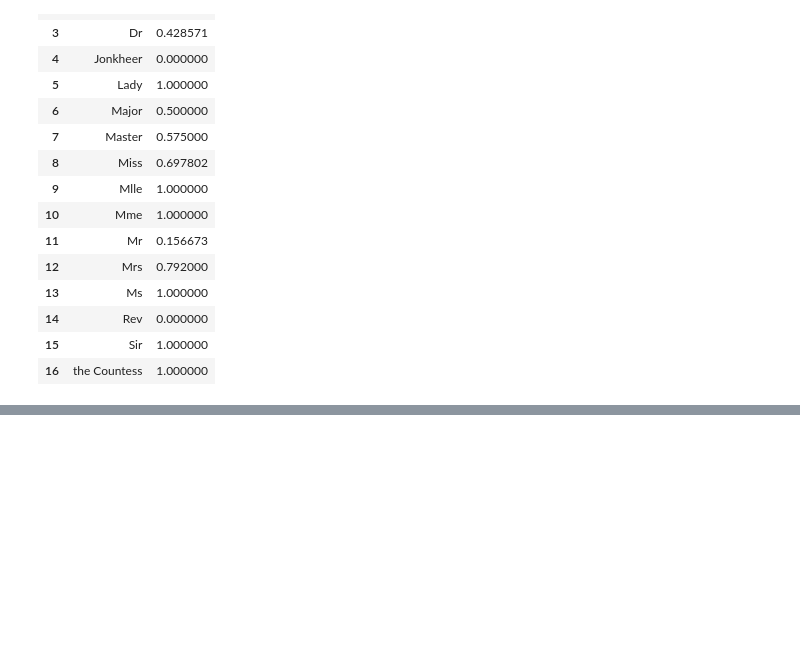
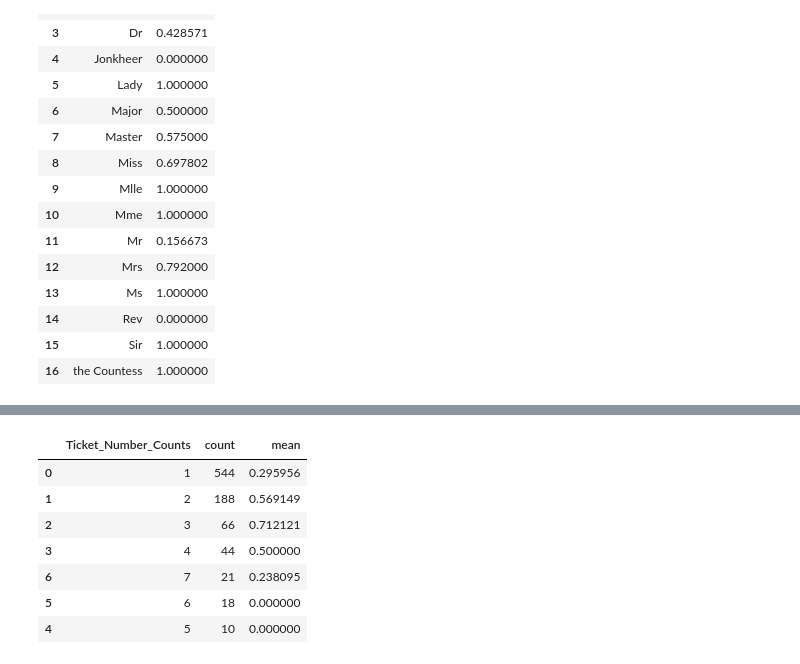
Before and after one commit to Yosri15/Titanic_Classification, a Jupyter notebook: Titanic_Model.ipynb, the cells around one changed output, grey strips where cells are left out. Saved outputs shown, nothing was run; the diff lists cells and outputs as text; code cells hidden in the pictures; blank space fills up the shorter version.

```diff
--- a/Titanic_Model.ipynb
+++ b/Titanic_Model.ipynb
@@ -349,0 +447,18 @@ g = g.legend(['Not Survived', 'Survived'])
+# %%
+# Adds a column with the count of occurrences of each Ticket_Number in the dataset
+
+train_df['Ticket_Number_Counts'] = train_df.groupby('Ticket_Number')['Ticket_Number'].transform('count')
+# %%
+# Groups the data by Ticket_Number_Counts and calculates the count and mean of the Survived column for each group,
+# then sorts the result by the count of each group in descending order
+
+train_df.groupby(['Ticket_Number_Counts'],as_index=False)['Survived'].agg(['count','mean']).sort_values(by='count',ascending=False)
+# %% [output]
+|  | Ticket_Number_Counts | count | mean |
+| 0 | 1 | 544 | 0.295956 |
+| 1 | 2 | 188 | 0.569149 |
+| 2 | 3 | 66 | 0.712121 |
+| 3 | 4 | 44 | 0.500000 |
+| 6 | 7 | 21 | 0.238095 |
+| 5 | 6 | 18 | 0.000000 |
+| 4 | 5 | 10 | 0.000000 |
```
Also changed, not shown: parts of 18 cells of this notebook.
